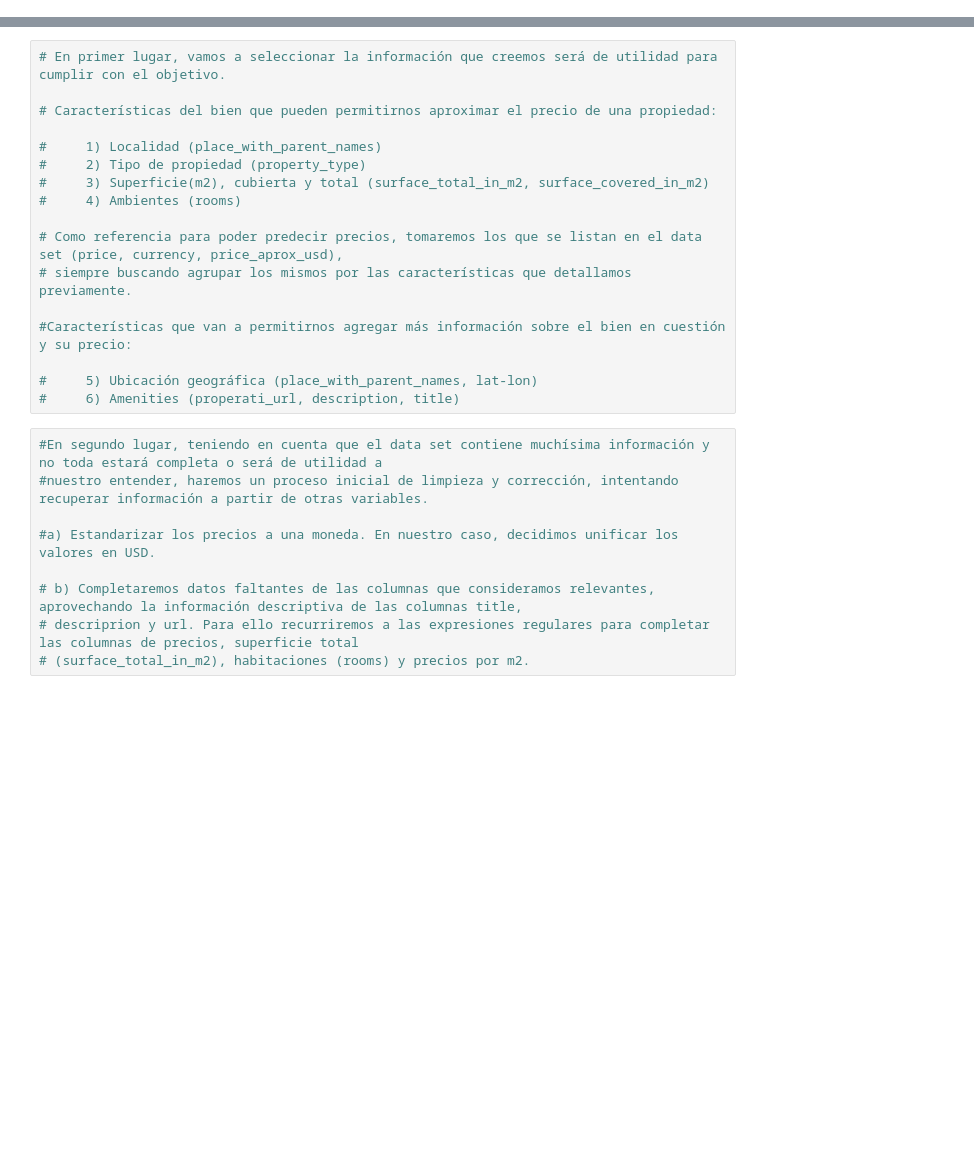
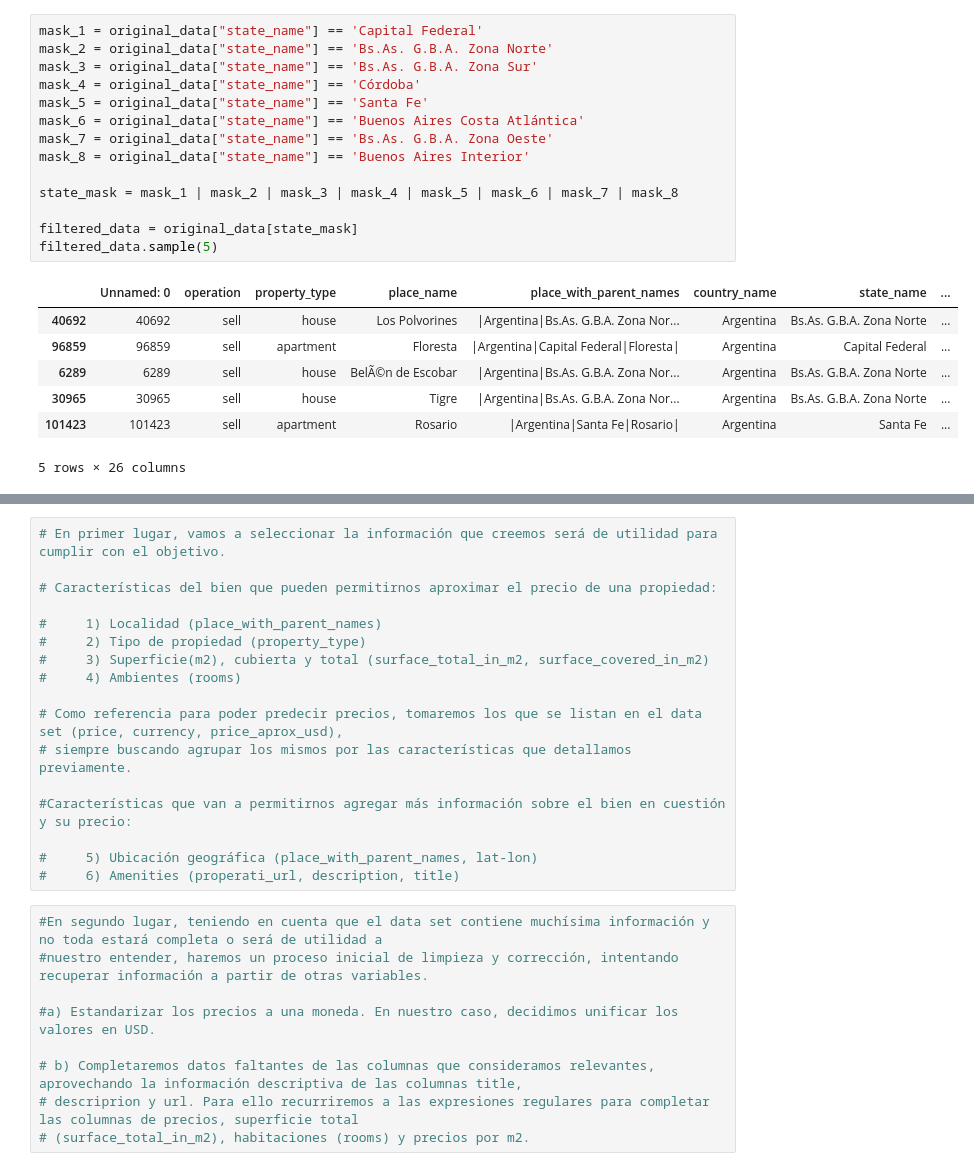
Before and after one commit to Luchiii89/DH_grupo_6, a Jupyter notebook: Desafio_1.ipynb, the cells around one changed output, grey strips where cells are left out. Saved outputs shown, nothing was run; the diff lists cells and outputs as text; blank space fills up the shorter version.

```diff
--- a/Desafio_1.ipynb
+++ b/Desafio_1.ipynb
@@ -4,0 +174,22 @@
+# %%
+mask_1 = original_data["state_name"] == 'Capital Federal'
+mask_2 = original_data["state_name"] == 'Bs.As. G.B.A. Zona Norte'
+mask_3 = original_data["state_name"] == 'Bs.As. G.B.A. Zona Sur'
+mask_4 = original_data["state_name"] == 'Córdoba'
+mask_5 = original_data["state_name"] == 'Santa Fe'
+mask_6 = original_data["state_name"] == 'Buenos Aires Costa Atlántica'
+mask_7 = original_data["state_name"] == 'Bs.As. G.B.A. Zona Oeste'
+mask_8 = original_data["state_name"] == 'Buenos Aires Interior'
+
+state_mask = mask_1 | mask_2 | mask_3 | mask_4 | mask_5 | mask_6 | mask_7 | mask_8
+
+filtered_data = original_data[state_mask]
+filtered_data.sample(5)
+# %% [output]
+|  | Unnamed: 0 | operation | property_type | place_name | place_with_parent_names | country_name | state_name | ... |
+| 40692 | 40692 | sell | house | Los Polvorines | |Argentina|Bs.As. G.B.A. Zona Nor... | Argentina | Bs.As. G.B.A. Zona Norte | ... |
+| 96859 | 96859 | sell | apartment | Floresta | |Argentina|Capital Federal|Floresta| | Argentina | Capital Federal | ... |
+| 6289 | 6289 | sell | house | BelÃ©n de Escobar | |Argentina|Bs.As. G.B.A. Zona Nor... | Argentina | Bs.As. G.B.A. Zona Norte | ... |
+| 30965 | 30965 | sell | house | Tigre | |Argentina|Bs.As. G.B.A. Zona Nor... | Argentina | Bs.As. G.B.A. Zona Norte | ... |
+| 101423 | 101423 | sell | apartment | Rosario | |Argentina|Santa Fe|Rosario| | Argentina | Santa Fe | ... |
+5 rows × 26 columns
```
Also changed, not shown: parts of 22 cells of this notebook, 22 other files.
